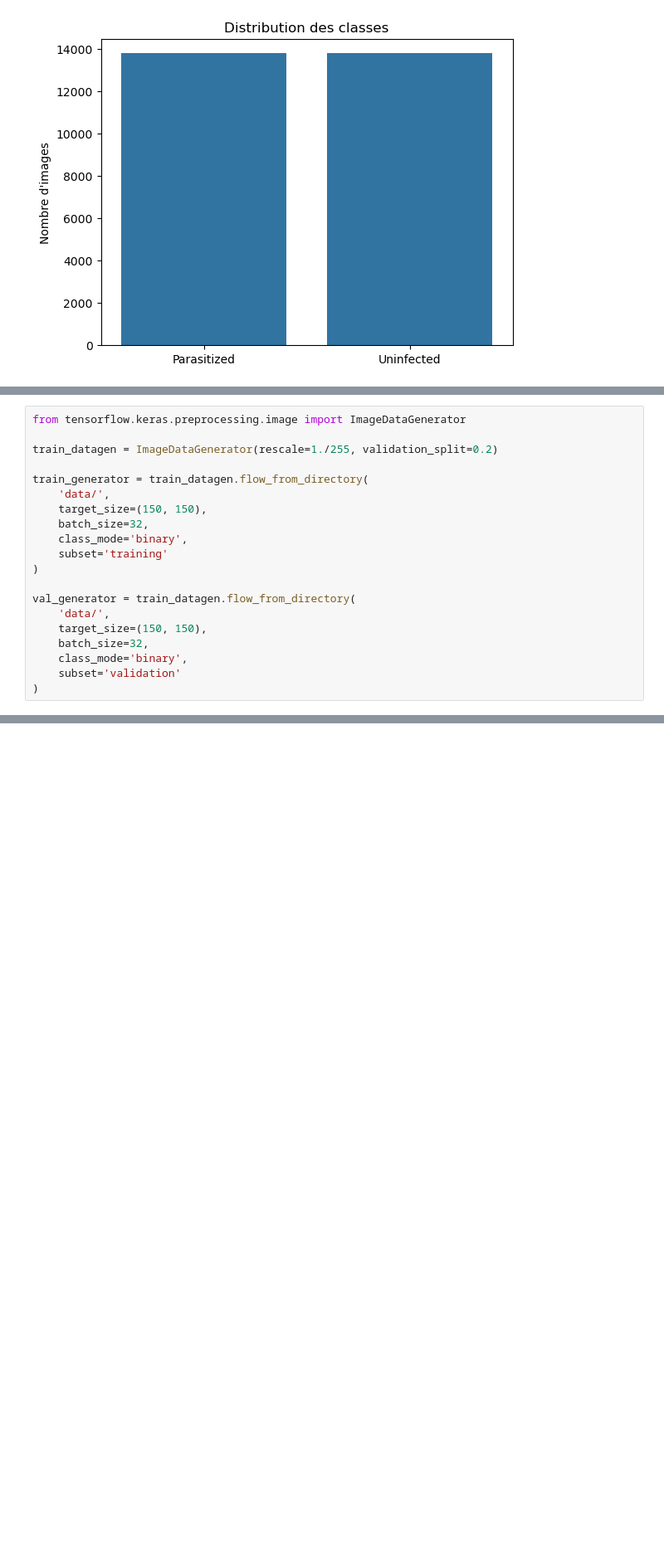
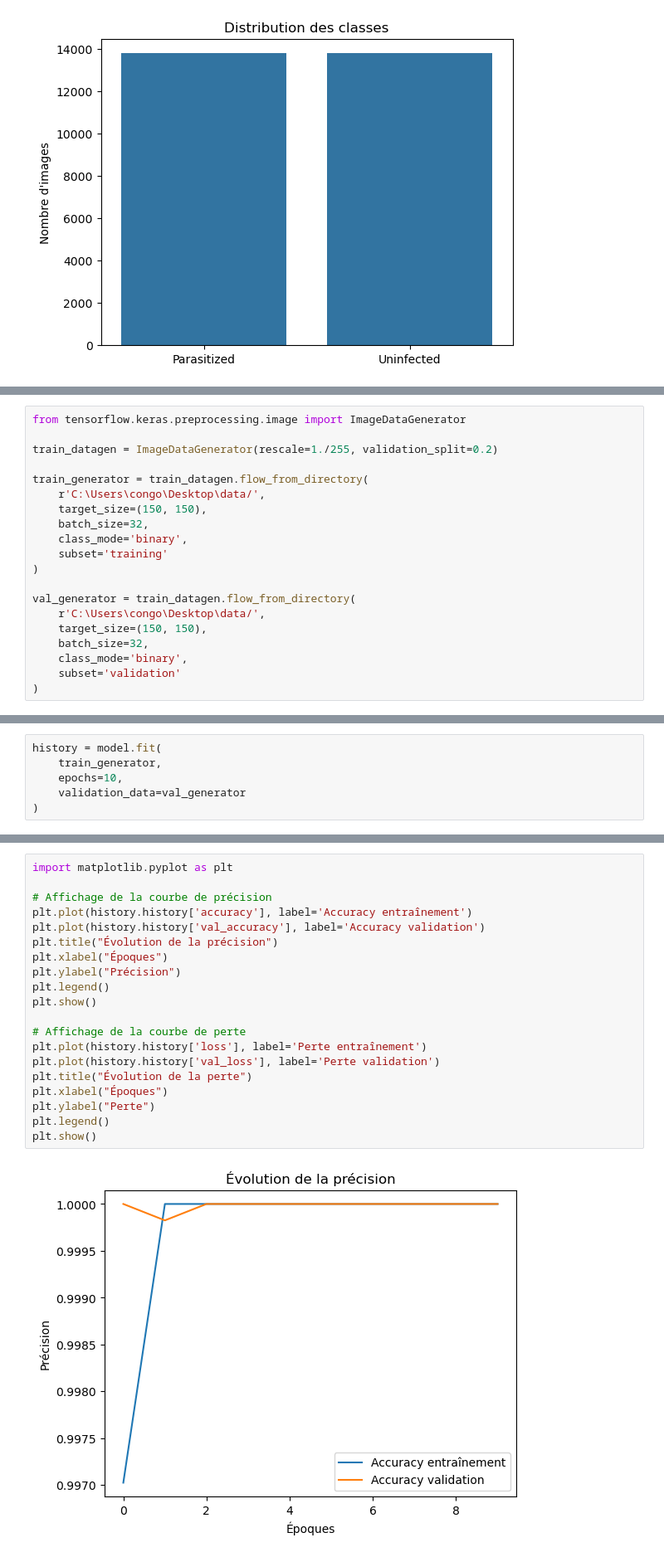
Before and after one commit to Jenovickbg/MediscanAI, a Jupyter notebook: ml_model/modelCNN.ipynb, the cells around one changed output, grey strips where cells are left out. Shown at 83% size. Saved outputs shown, nothing was run; the diff lists cells and outputs as text; blank space fills up the shorter version.

```diff
--- a/ml_model/modelCNN.ipynb
+++ b/ml_model/modelCNN.ipynb
@@ -143,7 +113,7 @@ from tensorflow.keras.preprocessing.image import ImageDataGenerator
 train_datagen = ImageDataGenerator(rescale=1./255, validation_split=0.2)
 
 train_generator = train_datagen.flow_from_directory(
-    'data/',
+    r'C:\Users\congo\Desktop\data/',
     target_size=(150, 150),
     batch_size=32,
     class_mode='binary',
@@ -151,7 +121,7 @@ train_generator = train_datagen.flow_from_directory(
 )
 
 val_generator = train_datagen.flow_from_directory(
-    'data/',
+    r'C:\Users\congo\Desktop\data/',
     target_size=(150, 150),
     batch_size=32,
     class_mode='binary',
@@ -161,0 +180,6 @@ FileNotFoundError: [WinError 3] Le chemin d’accès spécifié est introuvable:
+# %%
+history = model.fit(
+    train_generator,
+    epochs=10,
+    validation_data=val_generator
+)
@@ -161,0 +207,22 @@ FileNotFoundError: [WinError 3] Le chemin d’accès spécifié est introuvable:
+# %%
+import matplotlib.pyplot as plt
+
+# Affichage de la courbe de précision
+plt.plot(history.history['accuracy'], label='Accuracy entraînement')
+plt.plot(history.history['val_accuracy'], label='Accuracy validation')
+plt.title("Évolution de la précision")
+plt.xlabel("Époques")
+plt.ylabel("Précision")
+plt.legend()
+plt.show()
+
+# Affichage de la courbe de perte
+plt.plot(history.history['loss'], label='Perte entraînement')
+plt.plot(history.history['val_loss'], label='Perte validation')
+plt.title("Évolution de la perte")
+plt.xlabel("Époques")
+plt.ylabel("Perte")
+plt.legend()
+plt.show()
+# %% [output]
+[figure, added]
```
Also changed, not shown: parts of 11 cells of this notebook, 6 other files.
